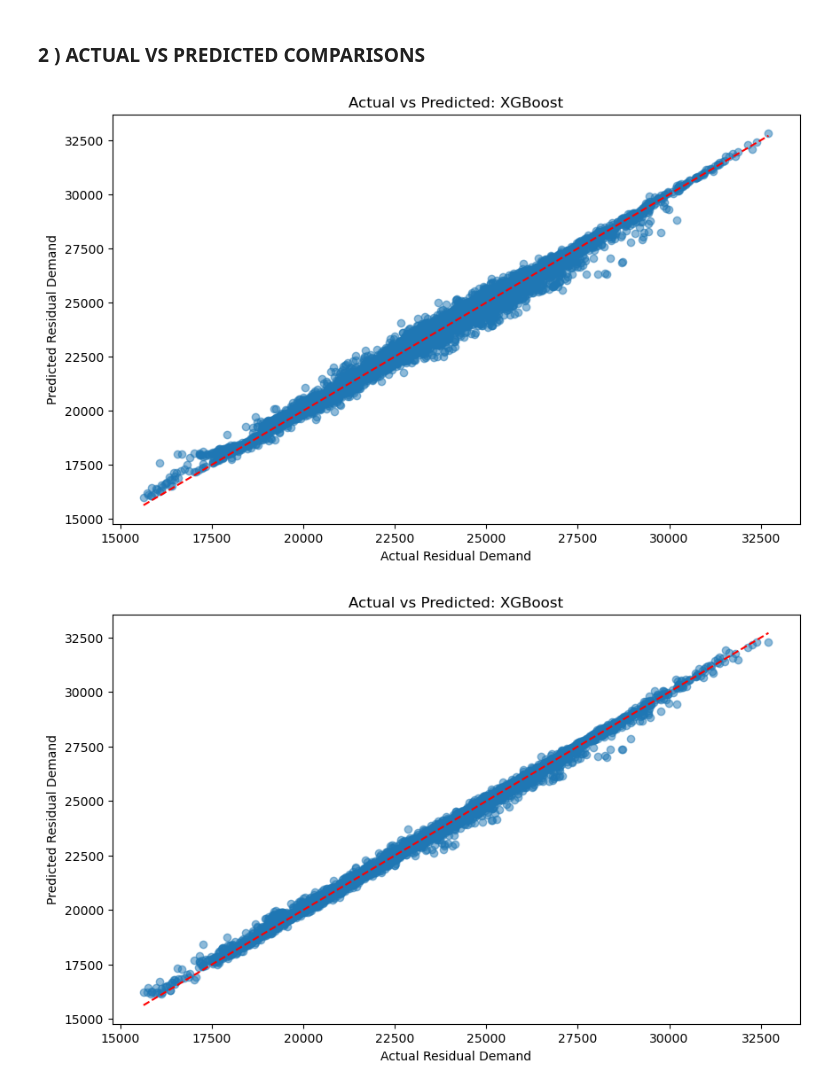
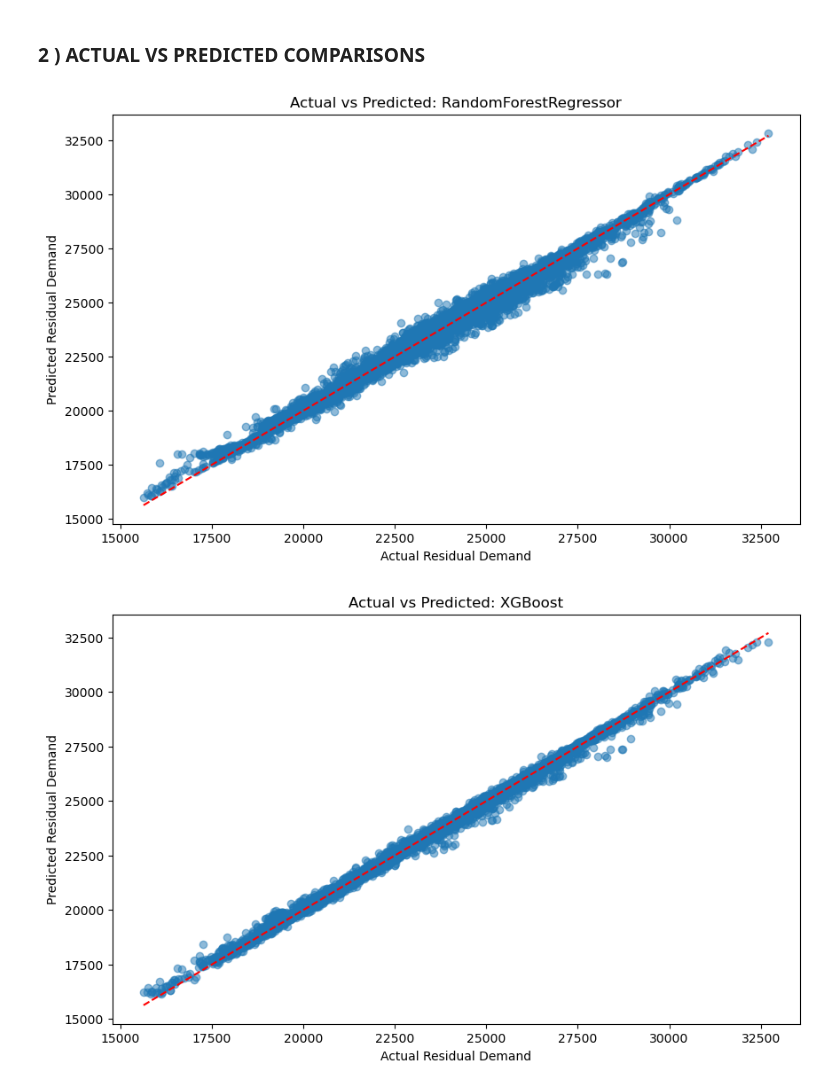
Before and after one commit to MusaIP12/DataScience_Projects, a Jupyter notebook: Eskom_Residual_Demand_Prediction/ResidualDemand.ipynb, the cells around one changed output. Cells and saved outputs as stored; diff of their text form; code cells hidden in the pictures.

Commit message:
Eskom updated

```diff
--- a/Eskom_Residual_Demand_Prediction/ResidualDemand.ipynb
+++ b/Eskom_Residual_Demand_Prediction/ResidualDemand.ipynb
@@ -10,3 +3,10 @@ data = pd.read_excel(data_path)
+# %%
+import pandas as pd
+import numpy as np
+
+data_path = r"C:\Users\phiri\DataScience_Projects\Eskom_Residual_Demand_Prediction\Eskom_cleaned.xlsx"
+
+data = pd.read_excel(data_path)
 # %%
 data.head()
 # %% [output]
@@ -330,16 +325,16 @@ plt.show()
 # %%
 import matplotlib.pyplot as plt
 
 # Plot Actual vs Predicted for XGBoost
 plt.figure(figsize=(10, 6))
 plt.scatter(y_test, y_pred_rf, alpha=0.5)
 plt.plot([y_test.min(), y_test.max()], [y_test.min(), y_test.max()], 'r--')  # 45-degree line
 plt.xlabel("Actual Residual Demand")
 plt.ylabel("Predicted Residual Demand")
-plt.title("Actual vs Predicted: XGBoost")
+plt.title("Actual vs Predicted: RandomForestRegressor")
 plt.show()
 # %% [output]
-[figure, old version]
+[figure, new version]
 # %%
 import matplotlib.pyplot as plt
 
```
Also changed, not shown: parts of 4 cells of this notebook, 4 other files.
